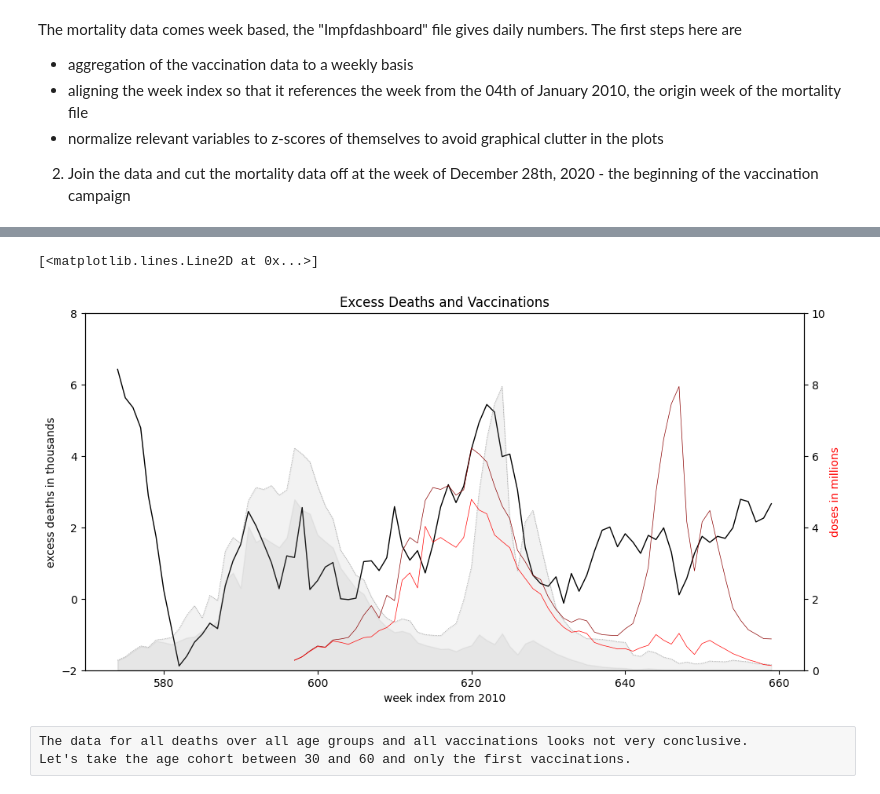
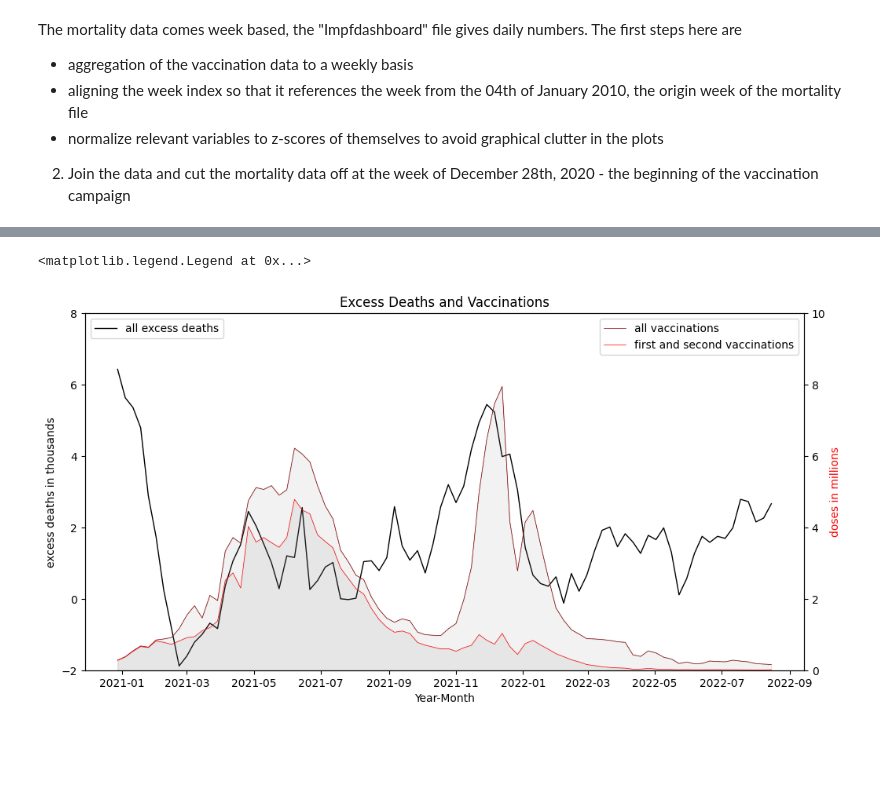
Before and after one commit to matthiasdaues/corona_mortality, a Jupyter notebook: notebooks/mortality_and_vaccination_against_covid.ipynb, the cells around one changed output, grey strips where cells are left out. Drawn from its saved outputs; the diff is of its cells as text; code cells hidden in the pictures; blank space fills up the shorter version.

```diff
--- a/notebooks/mortality_and_vaccination_against_covid.ipynb
+++ b/notebooks/mortality_and_vaccination_against_covid.ipynb
@@ -179,14 +179,20 @@ death_vax_weekly["total_excess_lead"] = death_vax_weekly["total_excess"].shift(-
 #print(death_vax_weekly)
 # %%
 # plot the vaccination campaigns as stacked area chart
-fig = plt.figure(figsize=(30*cm, 15*cm))        # an empty figure with no Axes
 
 # define size of plot
 cm = 1/2.54  # centimeters in inches
+
+fig = plt.figure(figsize=(30*cm, 15*cm))        # an empty figure with no Axes
 ax1 = plt.subplot()
 
+nobs = len(death_vax_weekly['total_excess'])
+dates = pd.date_range("2020-12-28", freq="W-MON", periods=nobs)
+index = list(range(1,nobs+1))
+
+
 # Create data
-x=death_vax_weekly["week_index"]
+x=dates
 y1=death_vax_weekly["impfungen_biontech_min1"]
 y2=death_vax_weekly["impfungen_biontech_gi"]
 y3=death_vax_weekly["impfungen_biontech_boost1"]
@@ -194,7 +200,7 @@ y4=death_vax_weekly["impfungen_biontech_boost2"]
 
 # Basic stacked area chart.
 plt.stackplot(x,y1, y2, y3, y4, labels=['at least one shot','second shot','booster 1','booster 2'], colors=['royalblue','cornflowerblue','lightsteelblue','aliceblue'])
-ax1.set_xlabel('week index from 2010')
+ax1.set_xlabel('Year-Month')
 ax1.set_ylabel('millions of doses of comirnaty (Pfizer/Biontech)')
 plt.legend(loc='upper left')
 # %% [output]
@@ -235,40 +209,40 @@ plt.show()
 # %%
 # plot mortality, vaccinations and excess mortality by numeric value
 
 # define size of plot
 cm = 1/2.54  # centimeters in inches
 fig, ax1 = plt.subplots(figsize=(30*cm, 15*cm))
 
 # define the plot
 plt.title('Excess Deaths and Vaccinations')
 
 
 # Instantiate a second axes that shares the same x-axis
 ax2 = ax1.twinx()
 ax1.set_ylim(-2,8)
 ax2.set_ylim(0,10)
-ax1.set_xlabel('week index from 2010')
+ax1.set_xlabel('Year-Month')
 ax1.set_ylabel('excess deaths in thousands')
 ax2.set_ylabel('doses in millions', color = 'red')
 
 # define data
 week_index = death_vax_weekly["week_index"]
 total_excess = death_vax_weekly["total_excess"]/1000
 impfungen = death_vax_weekly["impfungen"]/1000000
 impfungen_lag = death_vax_weekly["impfungen_lag"]/1000000
 impfungen_biontech_min1_gi = death_vax_weekly["impfungen_biontech_min1_gi"]/1000000
 impfungen_biontech_min1_gi_lag = death_vax_weekly["impfungen_biontech_min1_gi_lag"]/1000000
 
-plt.fill_between(week_index, impfungen, color="grey", alpha=0.1)
-plt.fill_between(week_index, impfungen_biontech_min1_gi, color="grey", alpha=0.1)
+plt.fill_between(dates, impfungen, color="grey", alpha=0.1)
+plt.fill_between(dates, impfungen_biontech_min1_gi, color="grey", alpha=0.1)
 
-ax1.plot(week_index, total_excess, color = 'k', linewidth = 1)
-ax2.plot(week_index, impfungen, color = 'grey', linewidth = 0.5, linestyle = ':')
-ax2.plot(week_index, impfungen_lag, color = 'darkred', linewidth = 0.5)
-ax2.plot(week_index, impfungen_biontech_min1_gi_lag, color = 'red', linewidth = 0.5)
+ax1.plot(dates, total_excess, color = 'k', linewidth = 1, label='all excess deaths')
+ax2.plot(dates, impfungen, color = 'grey', linewidth = 0.5, linestyle = ':')
+ax2.plot(dates, impfungen, color = 'darkred', linewidth = 0.5, label='all vaccinations')
+ax2.plot(dates, impfungen_biontech_min1_gi, color = 'red', linewidth = 0.5, label='first and second vaccinations')
+
+ax1.legend(loc='upper left')
+ax2.legend(loc='upper right')
 # %% [output]
-[<matplotlib.lines.Line2D at 0x...>]
+<matplotlib.legend.Legend at 0x...>
-[figure, old version]
+[figure, new version]
-# %% [raw]
-The data for all deaths over all age groups and all vaccinations looks not very conclusive.
-Let's take the age cohort between 30 and 60 and only the first vaccinations.
```
Also changed, not shown: parts of 12 cells of this notebook, 2 other files.
